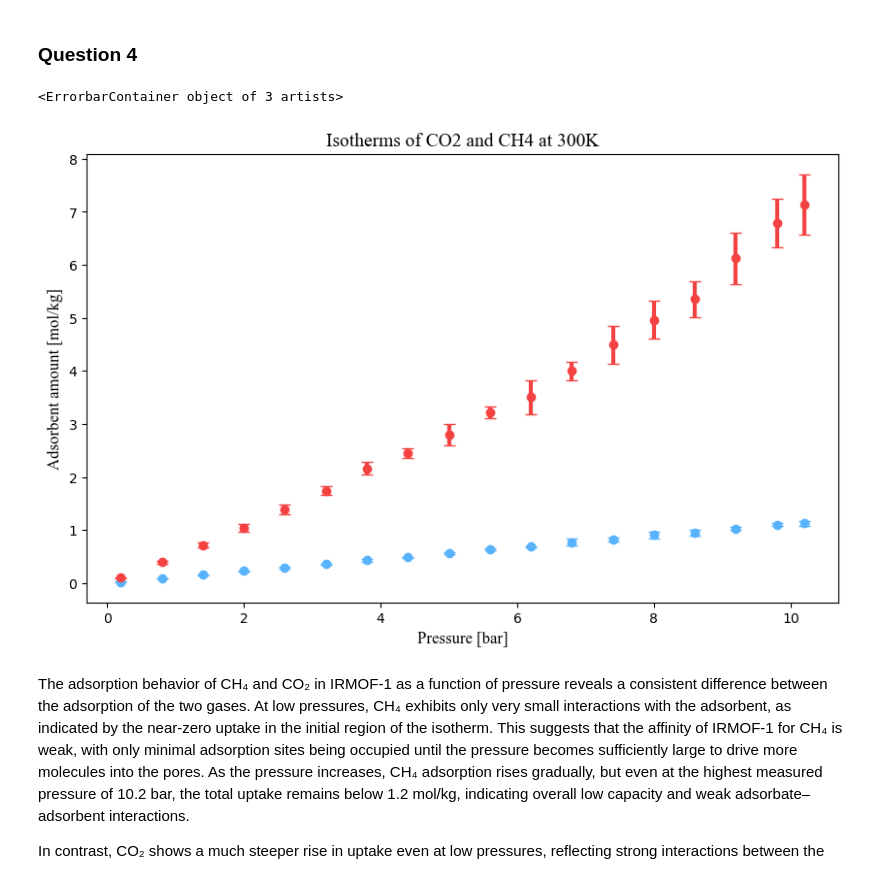
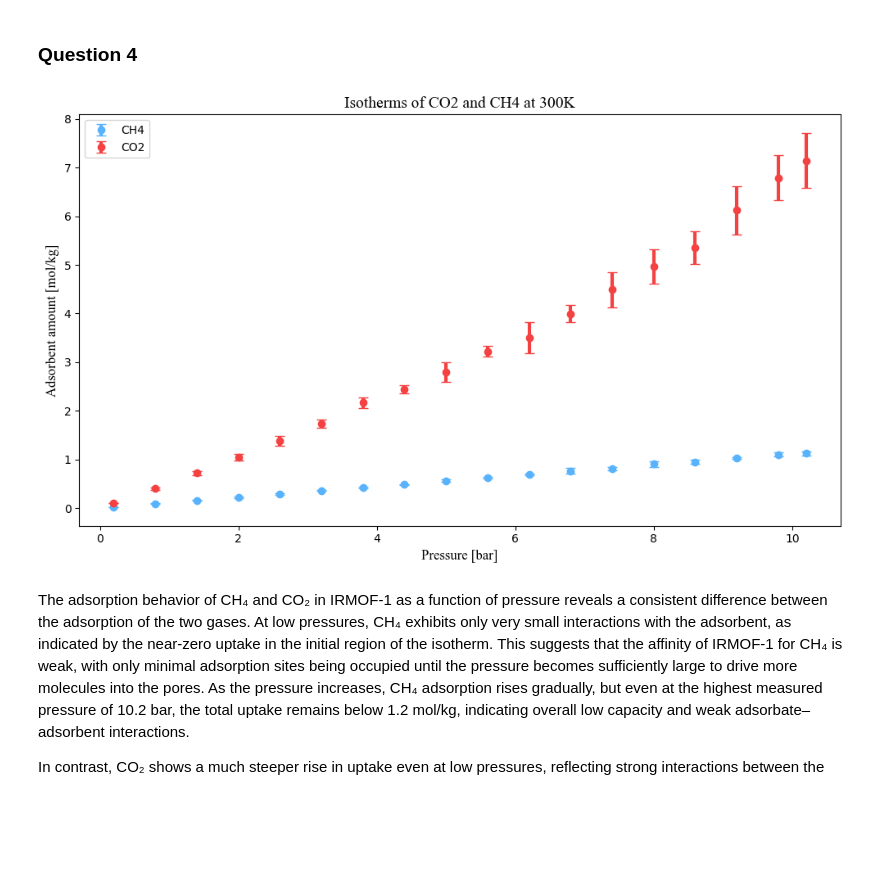
Before and after one commit to clarice-m04/modellinglab, a Jupyter notebook: GroupB_Block2_Project2.ipynb, the cells around one changed output. Drawn from its saved outputs; the diff is of its cells as text; code cells hidden in the pictures; blank space fills up the shorter version.

Commit message:
Comments and updates on question 5 + small addition on graph 4

```diff
--- a/GroupB_Block2_Project2.ipynb
+++ b/GroupB_Block2_Project2.ipynb
@@ -58,27 +68,28 @@ So the larger the Henry coefficient the more soluble the gas is in the liquid fo
 # %%
 #Data
 
 Pressure = [0.2, 0.8, 1.4, 2.0, 2.6, 3.2, 3.8, 4.4, 5.0, 5.6, 6.2, 6.8, 7.4, 8.0, 8.6, 9.2, 9.8, 10.2]
 
 CH4_IRMOF_data = [0.02266292256712, 0.08756719507668, 0.1564975455208, 0.22497333877876, 0.28796197743236, 0.357963784101, 0.42640710898852, 0.4826423265906, 0.56394312617236, 0.62884739868192, 0.68323191916892, 0.76573404845696, 0.816579516566, 0.90476361068104, 0.95077129159452, 1.0297343685046, 1.1027232652537, 1.122074414036]
 
 CH4_IRMOF_error = [0.0031452450876092, 0.0064369312111919, 0.0117282297867, 0.013877940203396, 0.020700871555393, 0.010644476832477, 0.01996696551994, 0.014097406013668, 0.021575616940038, 0.018106291799972, 0.017374188781832, 0.064649866057249, 0.033159093283021, 0.057892260823065, 0.048823015863099, 0.019482104515958, 0.035450702930159, 0.039379408692561]
 
 CO2_IRMOF_data = [0.10091169532752, 0.39653620818372, 0.71810294902148, 1.0437607045347, 1.3820811245195, 1.7378045910601, 2.164016889826, 2.4447384206502, 2.7972799868878, 3.2244988051373, 3.505772298259, 3.9983499462042, 4.490375631852, 4.9640566882012, 5.356761628673, 6.1225281455004, 6.7894609427084, 7.1418726354642]
 
 CO2_IRMOF_error = [0.0044829872918165, 0.026518212343828, 0.046020682466568, 0.068782263765025, 0.094414671623849, 0.083561399532469, 0.1136161024836, 0.08899660294213, 0.1982451166317, 0.10884308243038, 0.31872610198832, 0.17102670904128, 0.36444411626998, 0.35617340057177, 0.33915667158376, 0.4907282182817, 0.45901632064464, 0.56618565198776]
 
 #Plotting
 
 plt.figure(figsize=(10, 6))
 plt.title("Isotherms of CO2 and CH4 at 300K", fontname='Times New Roman', fontsize=14)
 plt.xlabel("Pressure [bar]", fontname='Times New Roman', fontsize=12)
 plt.ylabel("Adsorbent amount [mol/kg]", fontname='Times New Roman', fontsize=12)
-plt.errorbar(Pressure, CH4_IRMOF_data, yerr=CH4_IRMOF_error, fmt='o', color='#58b3fc', ecolor='#58b3fc', elinewidth=3, capsize=4)
-plt.errorbar(Pressure, CO2_IRMOF_data, yerr=CO2_IRMOF_error, fmt='o', color='#f44242', ecolor='#f44242', elinewidth=3, capsize=4)
+plt.errorbar(Pressure, CH4_IRMOF_data, yerr=CH4_IRMOF_error, fmt='o', color='#58b3fc', ecolor='#58b3fc', elinewidth=3, capsize=4, label = "CH4")
+plt.errorbar(Pressure, CO2_IRMOF_data, yerr=CO2_IRMOF_error, fmt='o', color='#f44242', ecolor='#f44242', elinewidth=3, capsize=4, label = "CO2")
+plt.legend()
+plt.tight_layout()
 # %% [output]
-<ErrorbarContainer object of 3 artists>
-[figure, old version]
+[figure, new version]
 # %% [markdown]
 
 The adsorption behavior of CH₄ and CO₂ in IRMOF-1 as a function of pressure reveals a consistent difference between the adsorption of the two gases. At low pressures, CH₄ exhibits only very small interactions with the adsorbent, as indicated by the near-zero uptake in the initial region of the isotherm. This suggests that the affinity of IRMOF-1 for CH₄ is weak, with only minimal adsorption sites being occupied until the pressure becomes sufficiently large to drive more molecules into the pores. As the pressure increases, CH₄ adsorption rises gradually, but even at the highest measured pressure of 10.2 bar, the total uptake remains below 1.2 mol/kg, indicating overall low capacity and weak adsorbate–adsorbent interactions.
```
Also changed, not shown: parts of 8 cells of this notebook.
